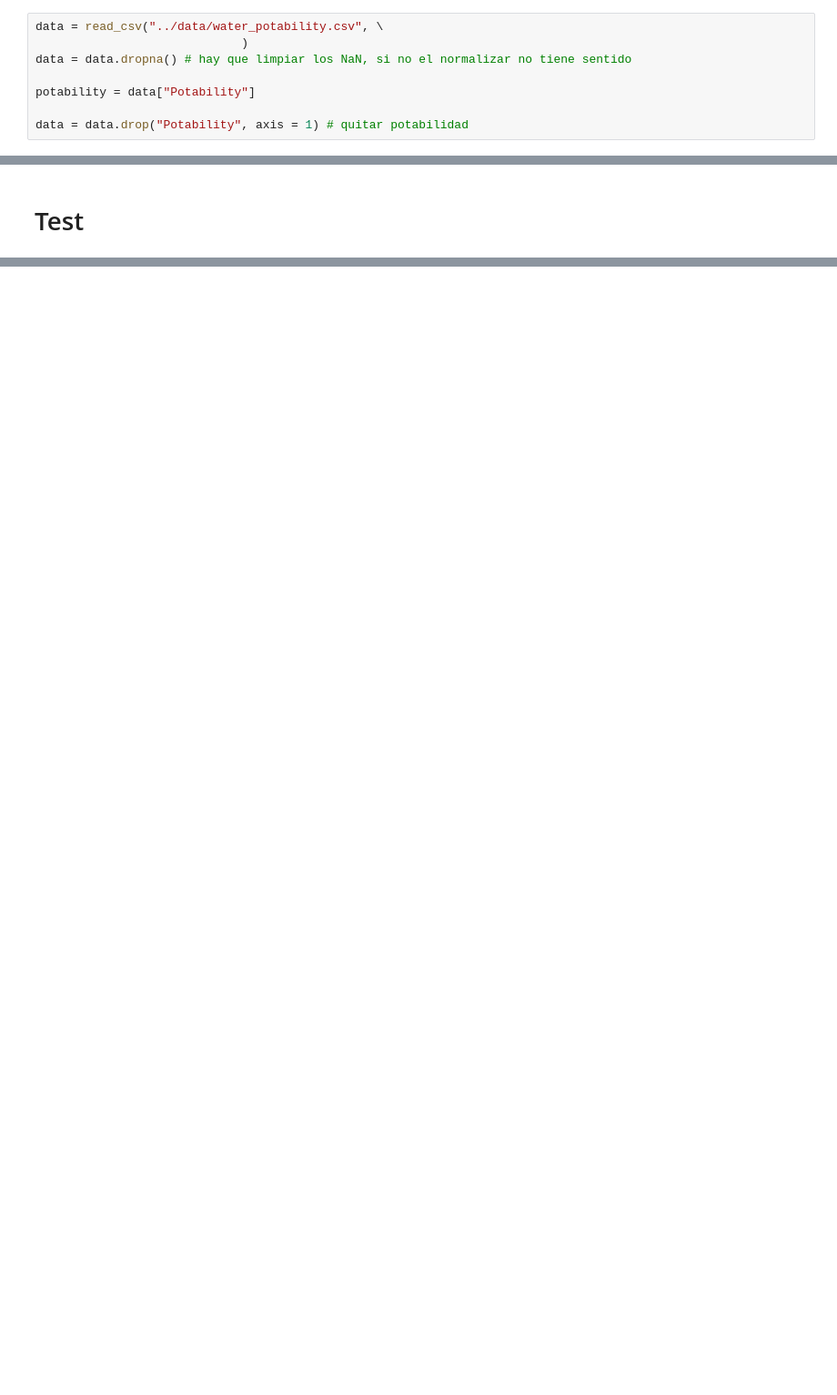
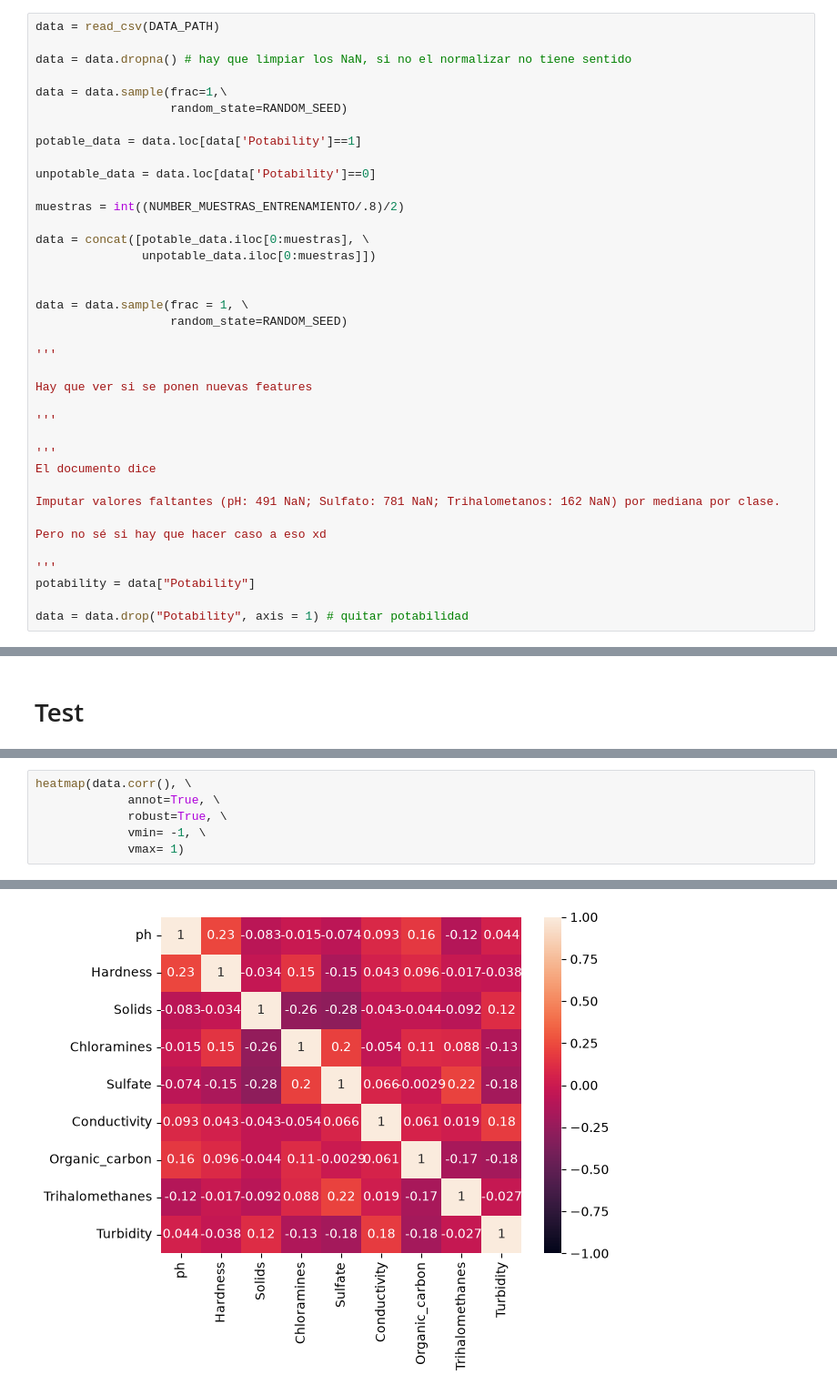
Before and after one commit to Quantum-Odyssey/Quantathon, a Jupyter notebook: notebooks/svm_water_potability.ipynb, the cells around one changed output, grey strips where cells are left out. Shown at 91% size. Saved outputs shown, nothing was run; the diff lists cells and outputs as text; blank space fills up the shorter version.

```diff
--- a/notebooks/svm_water_potability.ipynb
+++ b/notebooks/svm_water_potability.ipynb
@@ -8,10 +26,40 @@ from pandas import read_csv
 # %% [markdown]
 # Get data
 # %%
-data = read_csv("../data/water_potability.csv", \
-							 )
+data = read_csv(DATA_PATH)
+
 data = data.dropna() # hay que limpiar los NaN, si no el normalizar no tiene sentido
 
+data = data.sample(frac=1,\
+                   random_state=RANDOM_SEED)
+
+potable_data = data.loc[data['Potability']==1]
+
+unpotable_data = data.loc[data['Potability']==0]
+
+muestras = int((NUMBER_MUESTRAS_ENTRENAMIENTO/.8)/2)
+
+data = concat([potable_data.iloc[0:muestras], \
+               unpotable_data.iloc[0:muestras]])
+
+
+data = data.sample(frac = 1, \
+                   random_state=RANDOM_SEED)
+
+'''
+
+Hay que ver si se ponen nuevas features
+
+'''
+
+'''
+El documento dice
+
+Imputar valores faltantes (pH: 491 NaN; Sulfato: 781 NaN; Trihalometanos: 162 NaN) por mediana por clase.
+
+Pero no sé si hay que hacer caso a eso xd
+
+'''
 potability = data["Potability"]
 
 data = data.drop("Potability", axis = 1) # quitar potabilidad
@@ -54,0 +179,7 @@ weighted avg       0.69      0.67      0.64       403
+# %%
+heatmap(data.corr(), \
+			 annot=True, \
+			 robust=True, \
+			 vmin= -1, \
+			 vmax= 1)
+# %% [output]
@@ -54,0 +187 @@ weighted avg       0.69      0.67      0.64       403
+[figure, added]
```
Also changed, not shown: parts of 16 cells of this notebook, 1 other file.
